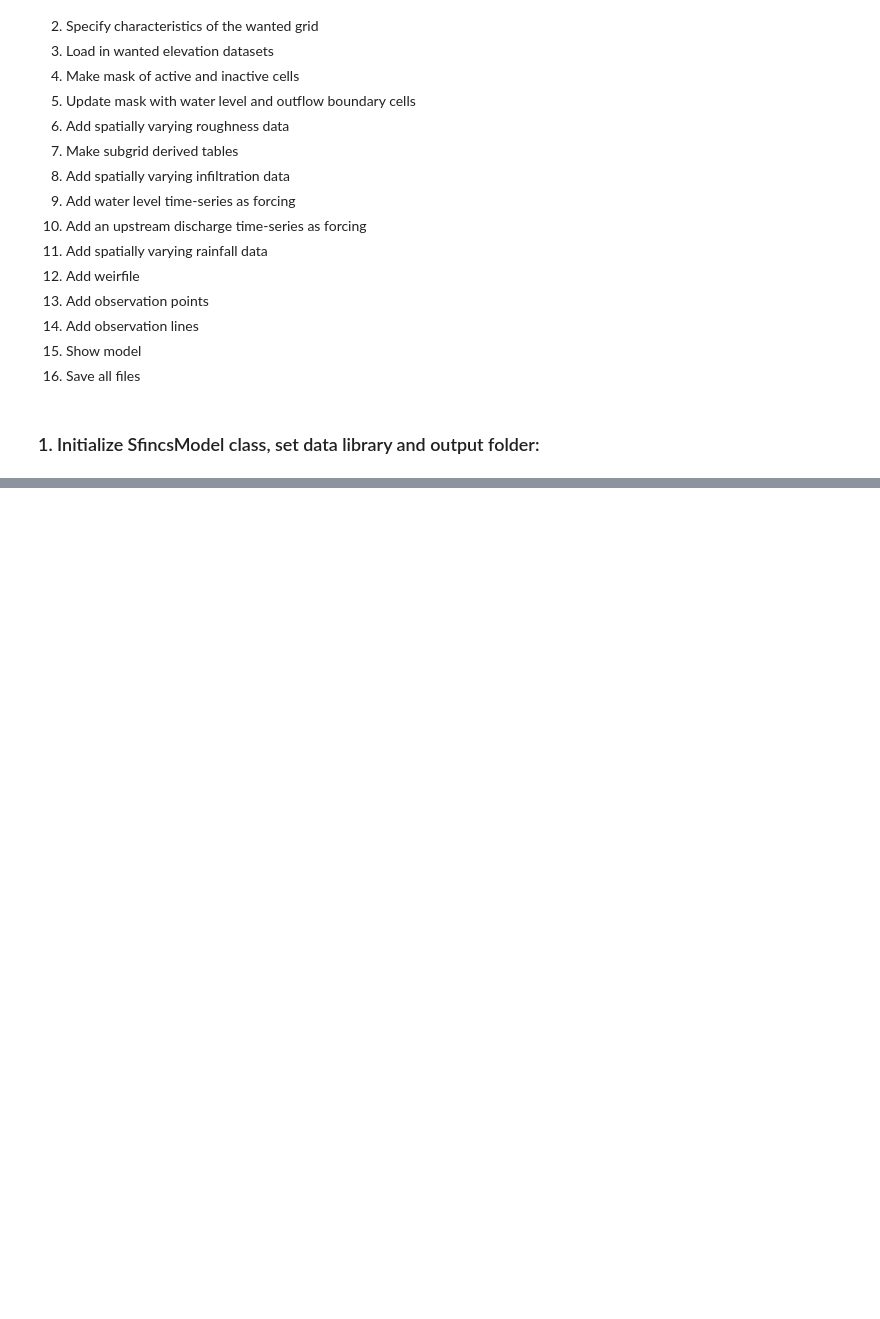
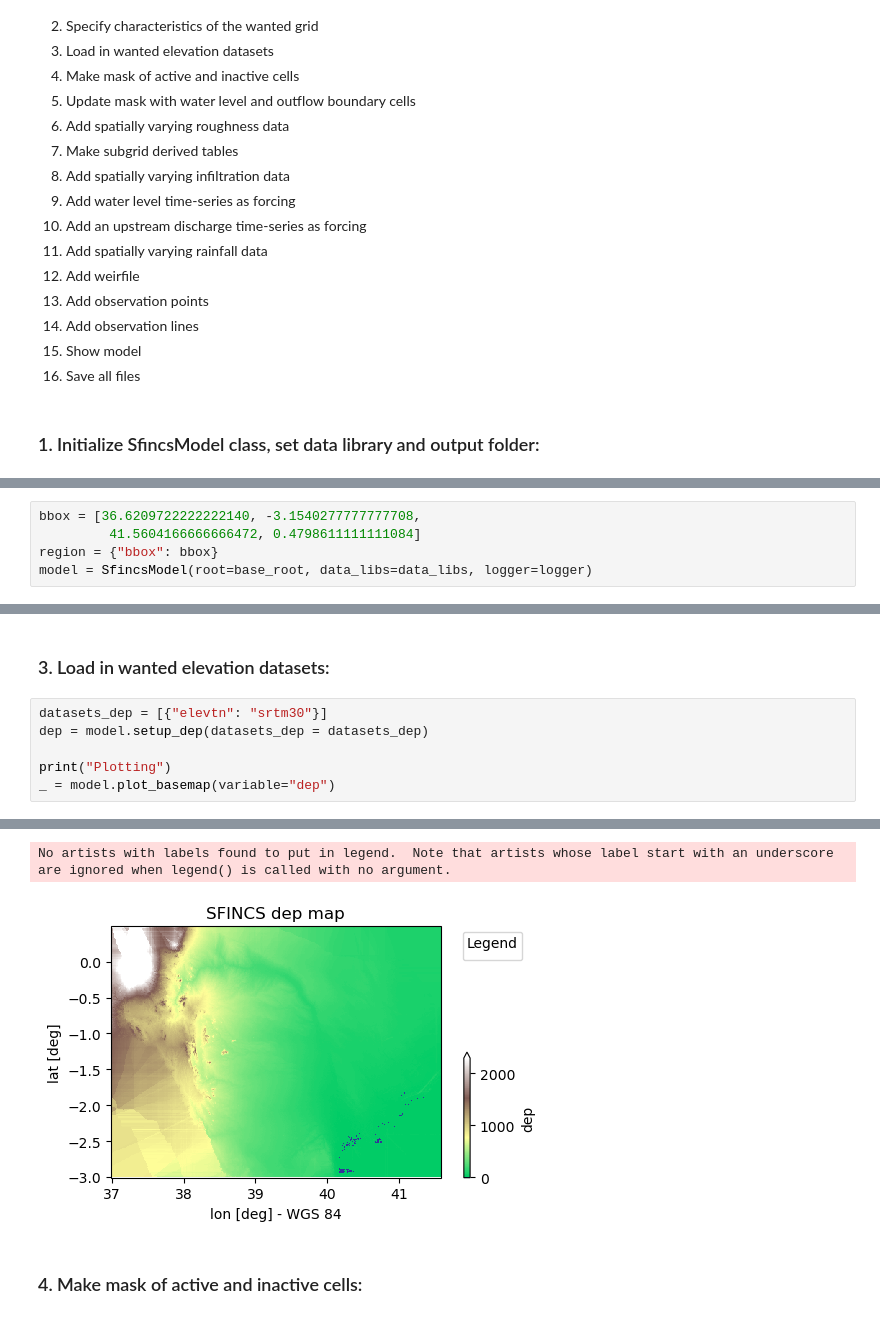
Before and after one commit to pjdebruijn2505/Git_mdp, a Jupyter notebook: SFINCS/a_setup_model.ipynb, the cells around one changed output, grey strips where cells are left out. Saved outputs shown, nothing was run; the diff lists cells and outputs as text; blank space fills up the shorter version.

```diff
--- a/SFINCS/a_setup_model.ipynb
+++ b/SFINCS/a_setup_model.ipynb
@@ -58,0 +56,5 @@ model = SfincsModel(root=base_root, data_libs=data_libs, logger=logger, mode="w+
+# %%
+bbox = [36.6209722222222140, -3.1540277777777708,
+         41.5604166666666472, 0.4798611111111084]
+region = {"bbox": bbox}
+model = SfincsModel(root=base_root, data_libs=data_libs, logger=logger)
@@ -58,0 +77,9 @@ model = SfincsModel(root=base_root, data_libs=data_libs, logger=logger, mode="w+
+# %% [markdown]
+### 3. Load in wanted elevation datasets:
+# %%
+datasets_dep = [{"elevtn": "srtm30"}]
+dep = model.setup_dep(datasets_dep = datasets_dep)
+
+print("Plotting")
+_ = model.plot_basemap(variable="dep")
+# %% [output]
@@ -59 +91,5 @@ model = SfincsModel(root=base_root, data_libs=data_libs, logger=logger, mode="w+
+No artists with labels found to put in legend.  Note that artists whose label start with an underscore are ignored when legend() is called with no argument.
+[figure, added]
+# %% [markdown]
+### 4. Make mask of active and inactive cells:
 # %%
```
Also changed, not shown: parts of 11 cells of this notebook, 5 other files.
